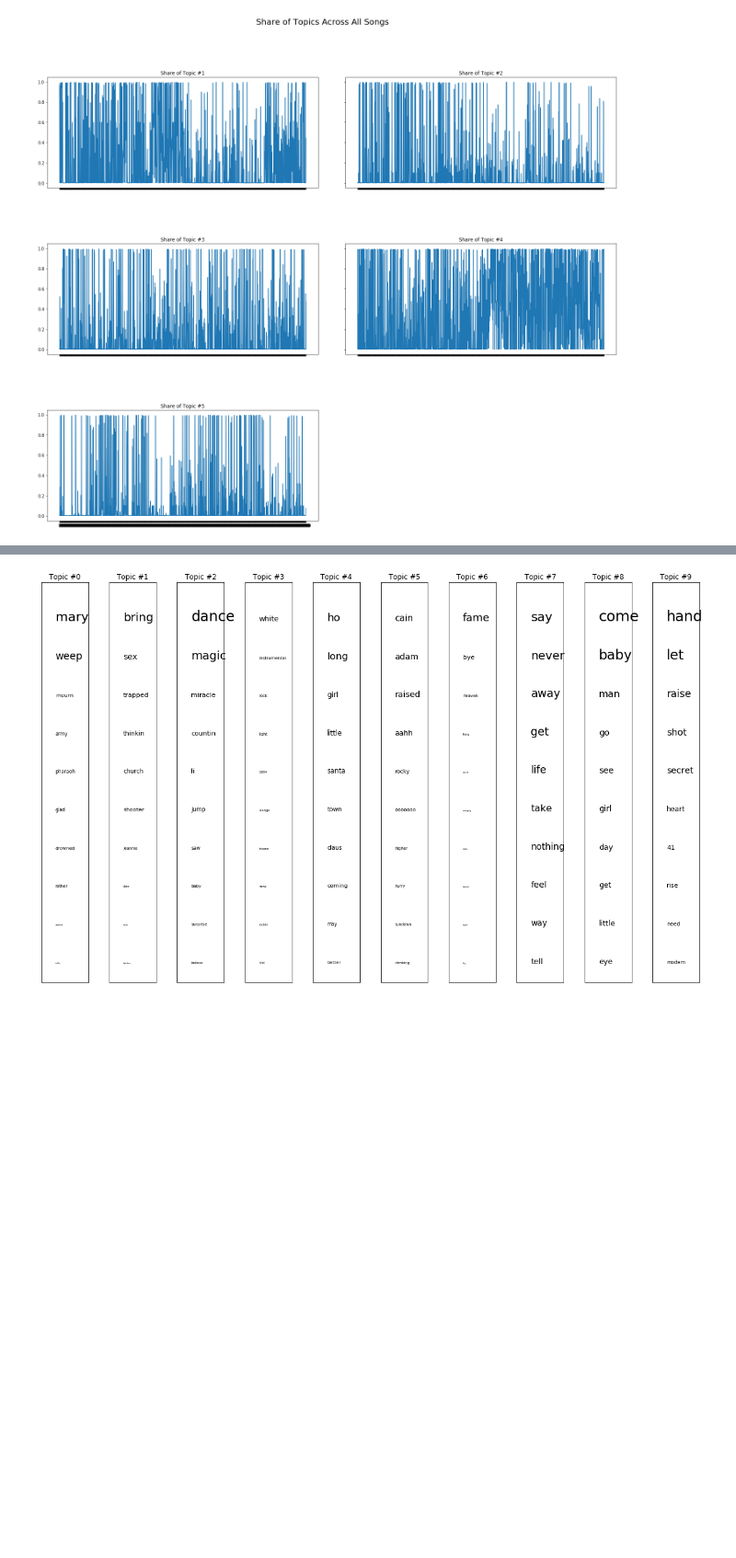
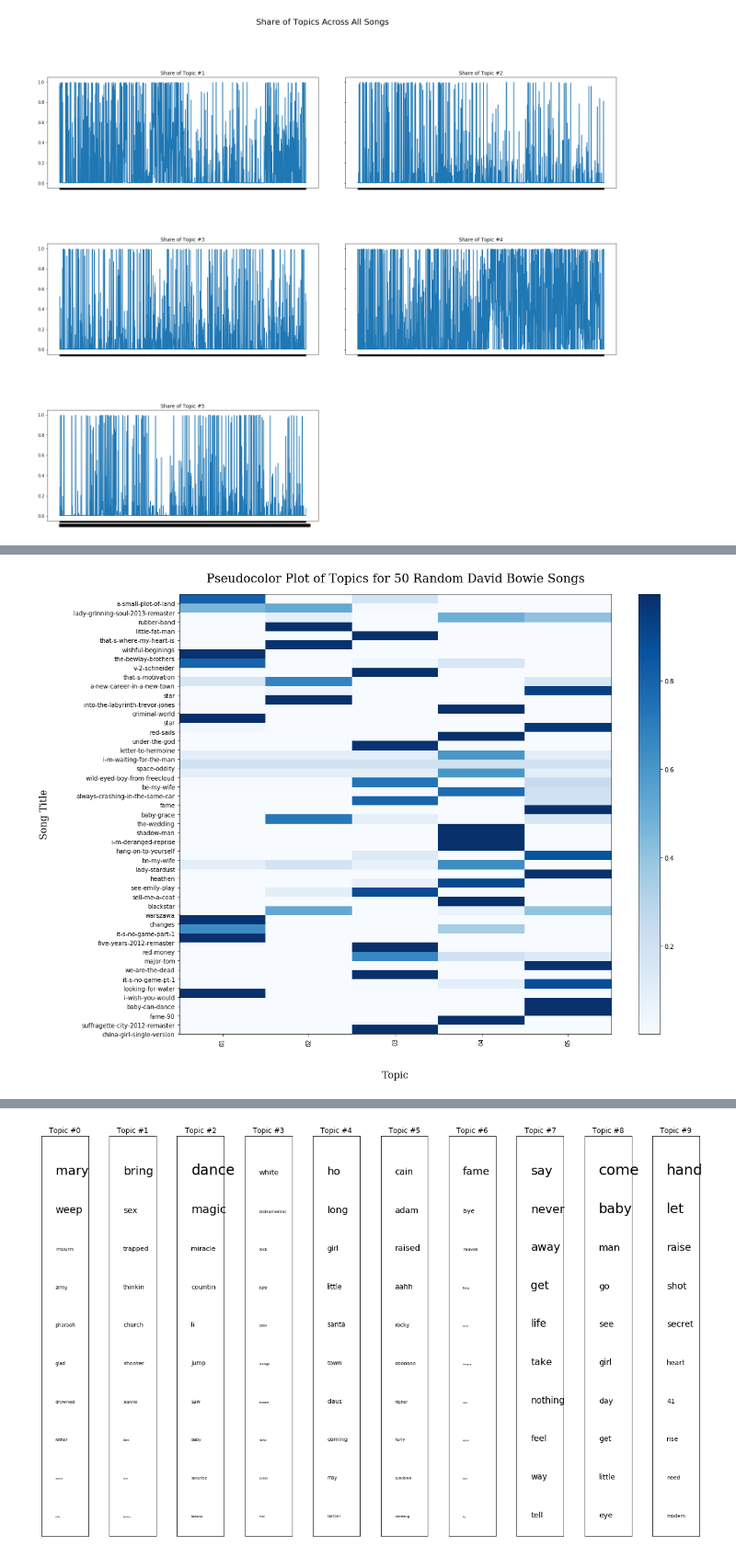
Before and after one commit to ludovicaschaerf/TMCI_Project, a Jupyter notebook: Project Pipeline.ipynb, the cells around one changed output, grey strips where cells are left out. Shown at 92% size. Drawn from its saved outputs; the diff is of its cells as text; code cells hidden in the pictures; blank space fills up the shorter version.

```diff
--- a/Project Pipeline.ipynb
+++ b/Project Pipeline.ipynb
@@ -921,0 +953,30 @@ if(lyrics_ldamodel.num_topics % 2 == 1):
+# %%
+bowie_50_song_titles = np.random.choice(bowie_song_titles, size = 50)
+
+sample_indices_bowie = np.asarray(np.nonzero(np.in1d(bowie_song_titles,bowie_50_song_titles)))
+
+doc2topics_bowie_50 = doc2topics_bowie[sample_indices_bowie]
+
+title_font = {'family': 'serif',
+        'weight': 'normal',
+        'fontsize': 20}
+
+label_font = {'family': 'serif',
+        'weight': 'normal',
+        'fontsize': 16}
+
+fig = plt.figure(figsize=(16, 12))
+plt.pcolor(doc2topics_bowie_50[0], norm=None, cmap ='Blues')
+plt.yticks(np.arange(doc2topics_bowie_50.shape[1]), bowie_50_song_titles)
+
+plt.xticks(np.arange(doc2topics_bowie_50.shape[2])+0.5, ["0"+str(n+1) for n in range(lda_model.num_topics)], rotation = 90)
+plt.colorbar(cmap='Blues')  # plot colorbar
+plt.ylabel("Song Title", labelpad = 40, fontdict=label_font)
+plt.xlabel("Topic", labelpad = 40, fontdict=label_font)
+plt.title("Pseudocolor Plot of Topics for 50 Random David Bowie Songs", pad=20, fontdict=title_font)
+plt.tight_layout()
+plt.show()
+
+fig.savefig("pcolor_bowie.png")
+# %% [output]
+[figure, added]
```
Also changed, not shown: parts of 14 cells of this notebook.
